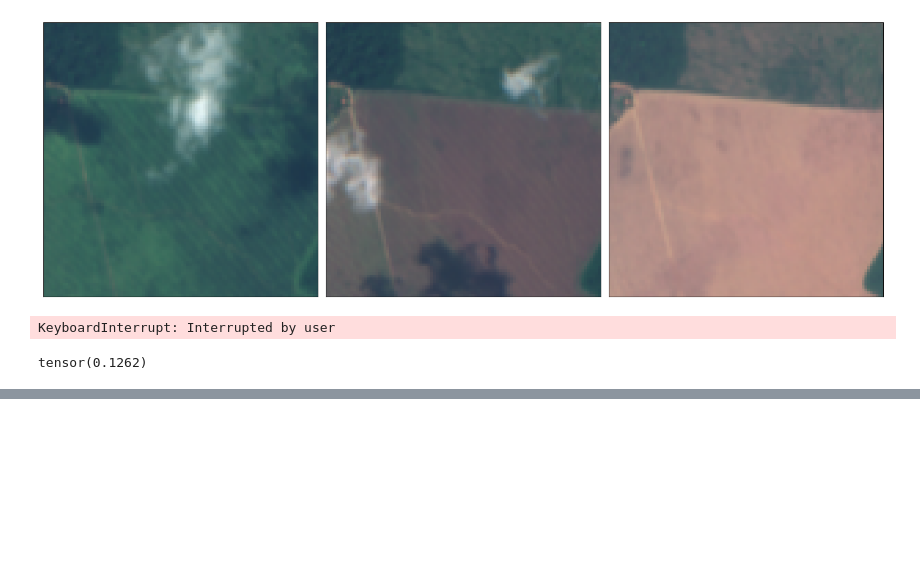
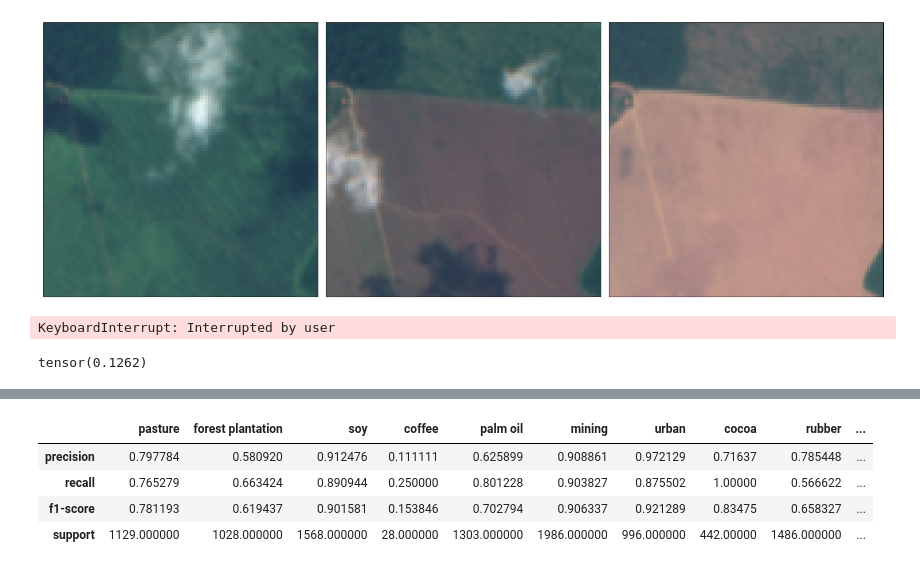
Before and after one commit to janpisl/location-encoding, a Jupyter notebook: notebooks/inspect-predictions-tmf.ipynb, the cells around one changed output, grey strips where cells are left out. Cells and saved outputs as stored; diff of their text form; code cells hidden in the pictures; blank space fills up the shorter version.

```diff
--- a/notebooks/inspect-predictions-tmf.ipynb
+++ b/notebooks/inspect-predictions-tmf.ipynb
@@ -268,0 +347,8 @@ tensor(0.1262)
+# %%
+pd.DataFrame(models['no forestloss']['metrics'])
+# %% [output]
+|  | pasture | forest plantation | soy | coffee | palm oil | mining | urban | cocoa | rubber | ... |
+| precision | 0.797784 | 0.580920 | 0.912476 | 0.111111 | 0.625899 | 0.908861 | 0.972129 | 0.71637 | 0.785448 | ... |
+| recall | 0.765279 | 0.663424 | 0.890944 | 0.250000 | 0.801228 | 0.903827 | 0.875502 | 1.00000 | 0.566622 | ... |
+| f1-score | 0.781193 | 0.619437 | 0.901581 | 0.153846 | 0.702794 | 0.906337 | 0.921289 | 0.83475 | 0.658327 | ... |
+| support | 1129.000000 | 1028.000000 | 1568.000000 | 28.000000 | 1303.000000 | 1986.000000 | 996.000000 | 442.00000 | 1486.000000 | ... |
```
Also changed, not shown: parts of 16 cells of this notebook, 5 other files.
